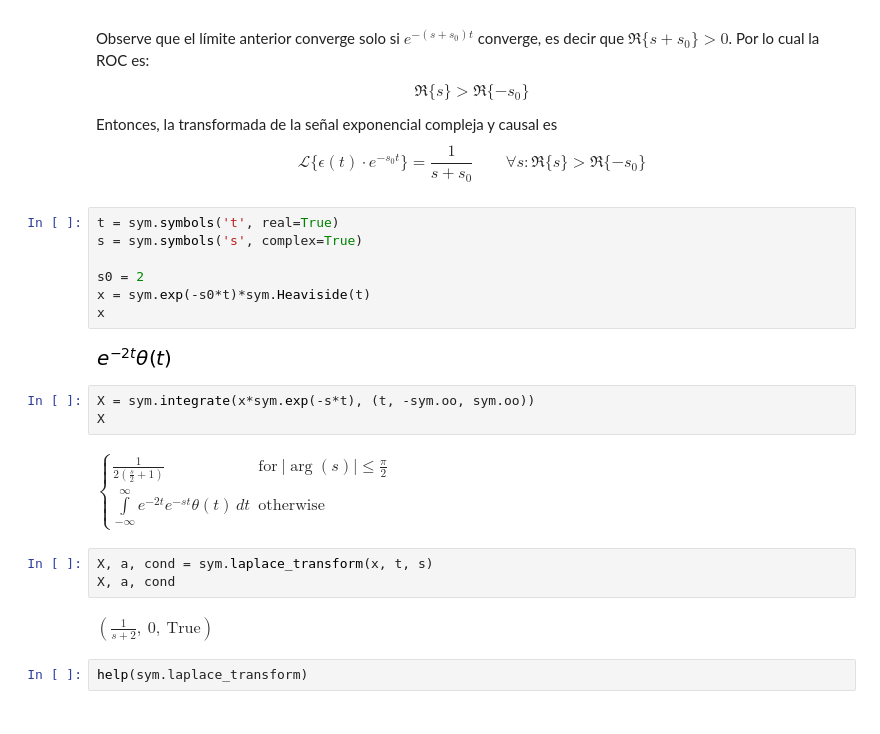
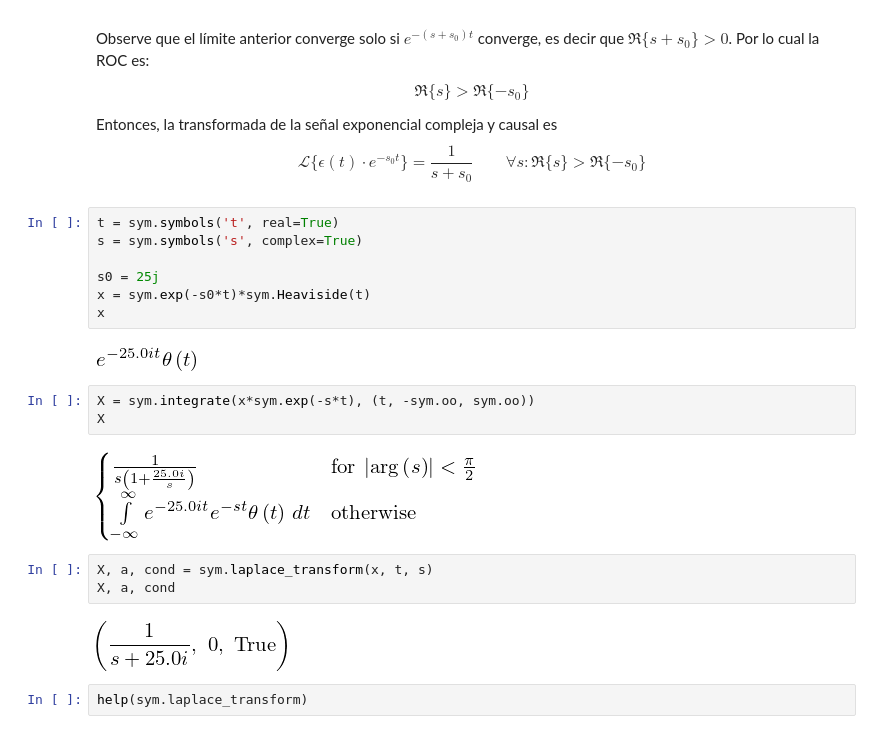
Before and after one commit to pierrediazp/Se-ales_y_Sistemas, a Jupyter notebook: 06_Transformada_Laplace.ipynb, the cells around one changed output. Cells and saved outputs as stored; diff of their text form.

```diff
--- a/06_Transformada_Laplace.ipynb
+++ b/06_Transformada_Laplace.ipynb
@@ -132,22 +132,22 @@ Entonces, la transformada de la señal exponencial compleja y causal es
 # %%
 t = sym.symbols('t', real=True)
 s = sym.symbols('s', complex=True)
 
-s0 = 2
+s0 = 25j
 x = sym.exp(-s0*t)*sym.Heaviside(t)
 x
 # %% [output]
-[figure, old version]
+[figure, new version]
 # %%
 X = sym.integrate(x*sym.exp(-s*t), (t, -sym.oo, sym.oo))
 X
 # %% [output]
-$\displaystyle \begin{cases} \frac{1}{2 \left(\frac{s}{2} + 1\right)} & \text{for}\: \left|{\arg{\left(s \right)}}\right| \leq \frac{\pi}{2} \\\int\limits_{-\infty}^{\infty} e^{- 2 t} e^{- s t} \theta\left(t\right)\, dt & \text{otherwise} \end{cases}$
+[figure, added]
 # %%
 X, a, cond = sym.laplace_transform(x, t, s)
 X, a, cond
 # %% [output]
-$\displaystyle \left( \frac{1}{s + 2}, \  0, \  \text{True}\right)$
+[figure, added]
 # %%
 help(sym.laplace_transform)
 # %% [output]
```
Also changed, not shown: parts of 25 cells of this notebook, 4 other files.
